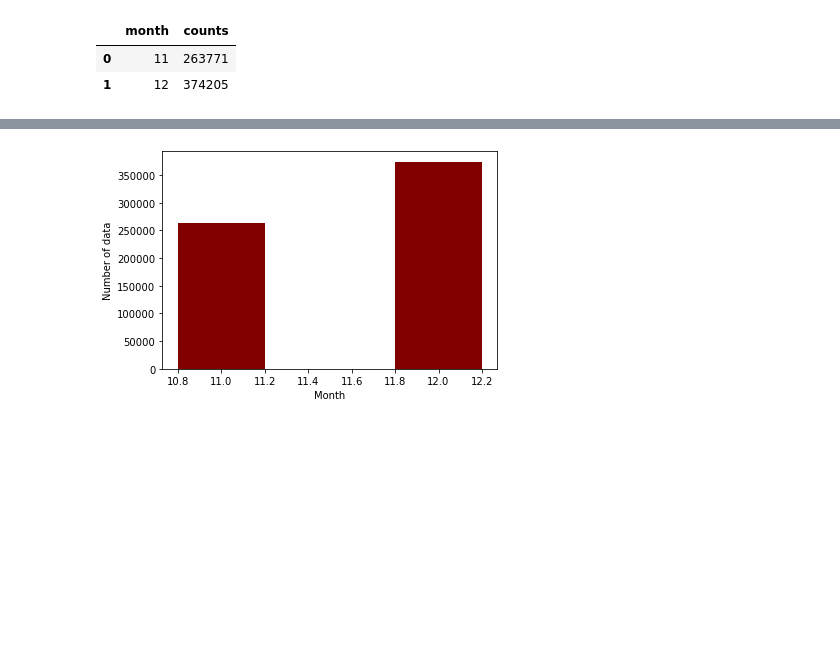
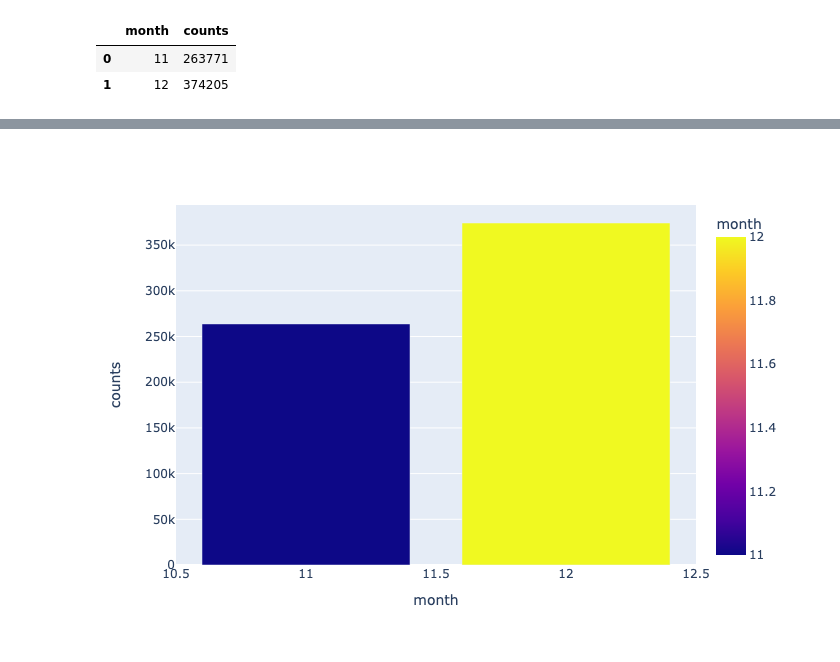
Before and after one commit to danielbeltsazar99/My-Mini-Projects, a Jupyter notebook: Data Science Projects/Regression/Taxi Fare Prediction (Uber and Lyft)/uber_lyft.ipynb, the cells around one changed output, grey strips where cells are left out. Cells and saved outputs as stored; diff of their text form; code cells hidden in the pictures; blank space fills up the shorter version.

```diff
--- a/Data Science Projects/Regression/Taxi Fare Prediction (Uber and Lyft)/uber_lyft.ipynb
+++ b/Data Science Projects/Regression/Taxi Fare Prediction (Uber and Lyft)/uber_lyft.ipynb
@@ -57,10 +58,5 @@ px.bar(data_frame=df1, x="month", y="counts", color="month", barmode="group")
-# %%
-plt.bar(df1['month'], df1['counts'],color ='maroon',
-        width = 0.4)
-
-plt.xlabel("Month")
-plt.ylabel("Number of data")
-#plt.title("Students enrolled in different courses")
-plt.show()
-# %% [output]
-[figure, removed]
+# %%
+fig1 = px.bar(data_frame=df1, x="month", y="counts", color="month", barmode="group")
+fig1.show(renderer='png')
+# %% [output]
+[figure, added]
```
Also changed, not shown: parts of 1 cell of this notebook.
